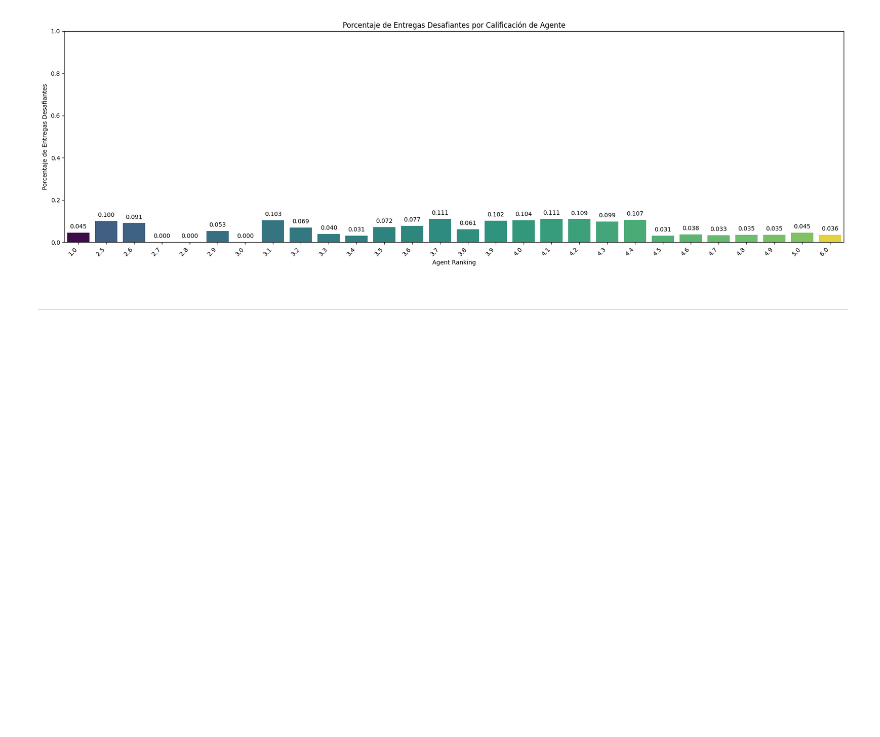
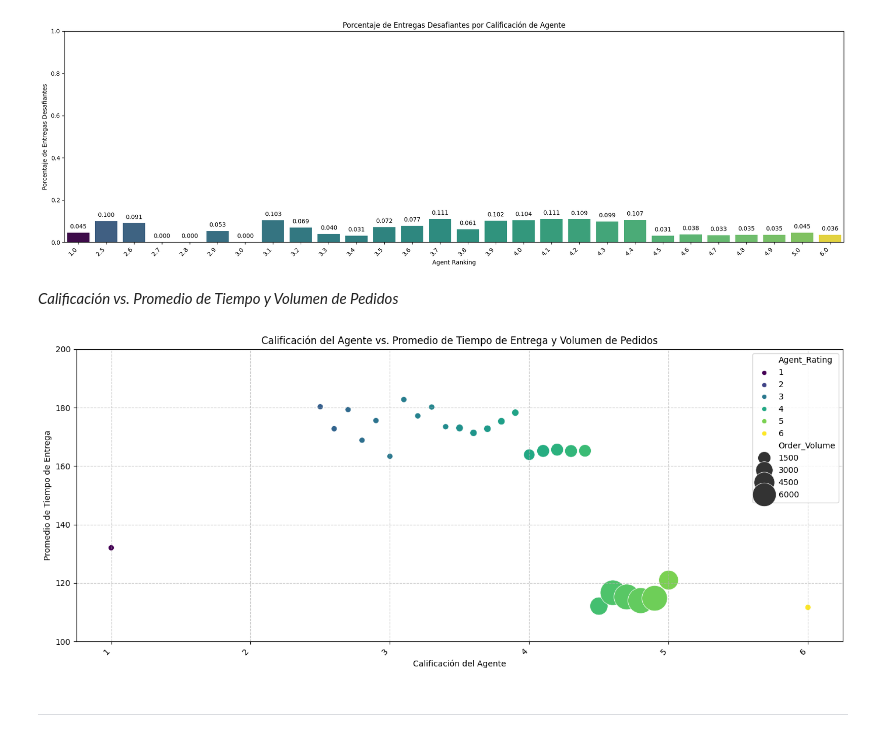
Before and after one commit to SaitoM17/amazon_delivery, a Jupyter notebook: notebooks/eda.ipynb, the cells around one changed output. Cells and saved outputs as stored; diff of their text form; code cells hidden in the pictures; blank space fills up the shorter version.

Commit message:
feat(eda): Código para gráfico calificación vs promedio de tiempo y volumen de pedidos

```diff
--- a/notebooks/eda.ipynb
+++ b/notebooks/eda.ipynb
@@ -596,6 +596,47 @@ plt.tight_layout()
 plt.show()
 # %% [output]
 [figure]
+# %% [markdown]
+*Calificación vs. Promedio de Tiempo y Volumen de Pedidos*
+# %%
+agente_tiempo_entrega_promedio_volumen_pedidos = pd.pivot_table(
+    df_amazon_delivery,
+    values=['Delivery_Time', 'Order_ID'],
+    index='Agent_Rating',
+    aggfunc={'Delivery_Time': 'mean', 'Order_ID': 'count'}
+)
+
+agente_tiempo_entrega_promedio_volumen_pedidos = agente_tiempo_entrega_promedio_volumen_pedidos.rename(
+    columns={'Order_ID': 'Order_Volume'}
+)
+
+agente_tiempo_entrega_promedio_volumen_pedidos = agente_tiempo_entrega_promedio_volumen_pedidos.reset_index()
+# %%
+plt.figure(figsize=(14, 6))
+
+sns.scatterplot(
+    x='Agent_Rating',
+    y='Delivery_Time',
+    data=agente_tiempo_entrega_promedio_volumen_pedidos,
+    hue='Agent_Rating',
+    size='Order_Volume',
+    sizes=(50, 1000),
+    palette='viridis',
+    legend='brief'
+)
+
+plt.title('Calificación del Agente vs. Promedio de Tiempo de Entrega y Volumen de Pedidos')
+plt.xlabel('Calificación del Agente')
+plt.ylabel('Promedio de Tiempo de Entrega')
+
+plt.xticks(rotation=45, ha='right')
+plt.ylim(100, 200)
+
+plt.grid(True, linestyle='--', alpha=0.7)
+plt.tight_layout()
+plt.show()
+# %% [output]
+[figure, added]
 # %% [markdown]
 ----
 # %% [markdown]
```
